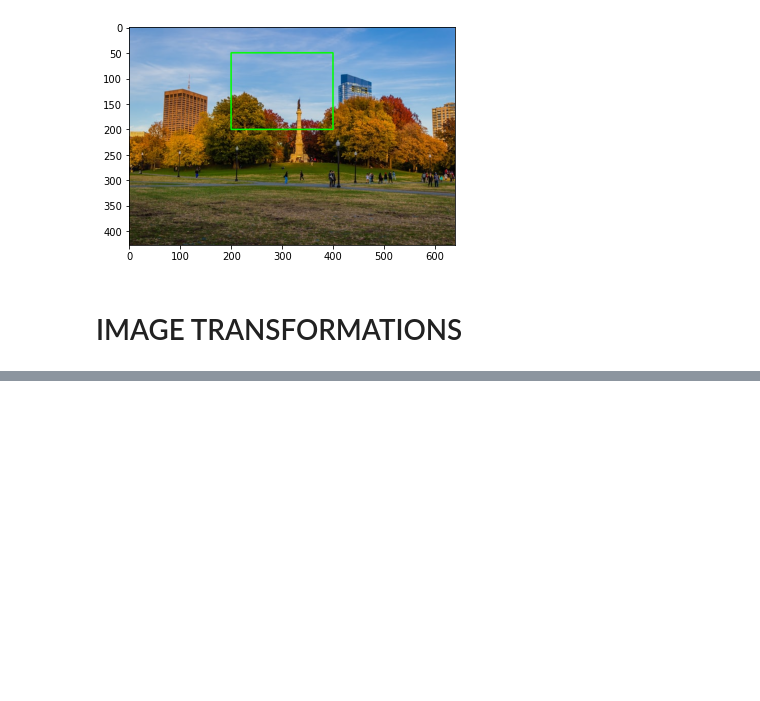
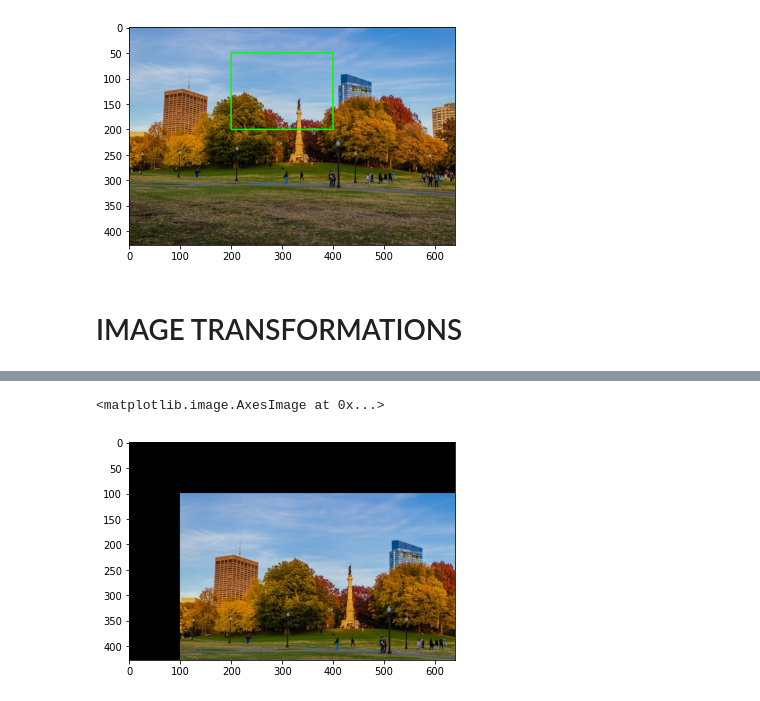
Before and after one commit to davidemariani/opencv-course, a Jupyter notebook: notes_section_1.ipynb, the cells around one changed output, grey strips where cells are left out. Cells and saved outputs as stored; diff of their text form; code cells hidden in the pictures; blank space fills up the shorter version.

```diff
--- a/notes_section_1.ipynb
+++ b/notes_section_1.ipynb
@@ -411,0 +419,26 @@ plt.imshow(img2)
+# %%
+def translate(img, x, y):
+    """
+    img : source img
+    x : number of pixel by which we translate the image on the x axis
+    y : number of pixel by which we translate the image on the y axis
+
+    if x < 0 ----> tranlsation to the left
+    if x > 0 ----> tranlsation to the right
+    if y < 0 ----> up translation
+    if y > 0 ----> down translation
+    """
+
+    #we first create a translation matrix
+    transMat = np.float32([[1, 0, x], [0, 1, y]])
+
+    #then we get the dimensions of the image
+    dimensions = (img.shape[1], #width
+                 img.shape[0]) #height
+
+    return cv.warpAffine(img, transMat, dimensions)
+# %%
+img = cv.imread('Resources/Photos/park.jpg')
+
+img = cv.cvtColor(img, cv.COLOR_BGR2RGB) #converting from rgb to gbr image
+plt.imshow(img)
@@ -411,0 +448,6 @@ plt.imshow(img2)
+# %%
+translated = translate(img, 100, 100)
+plt.imshow(translated)
+# %% [output]
+<matplotlib.image.AxesImage at 0x...>
+[figure, added]
```
Also changed, not shown: parts of 12 cells of this notebook.
